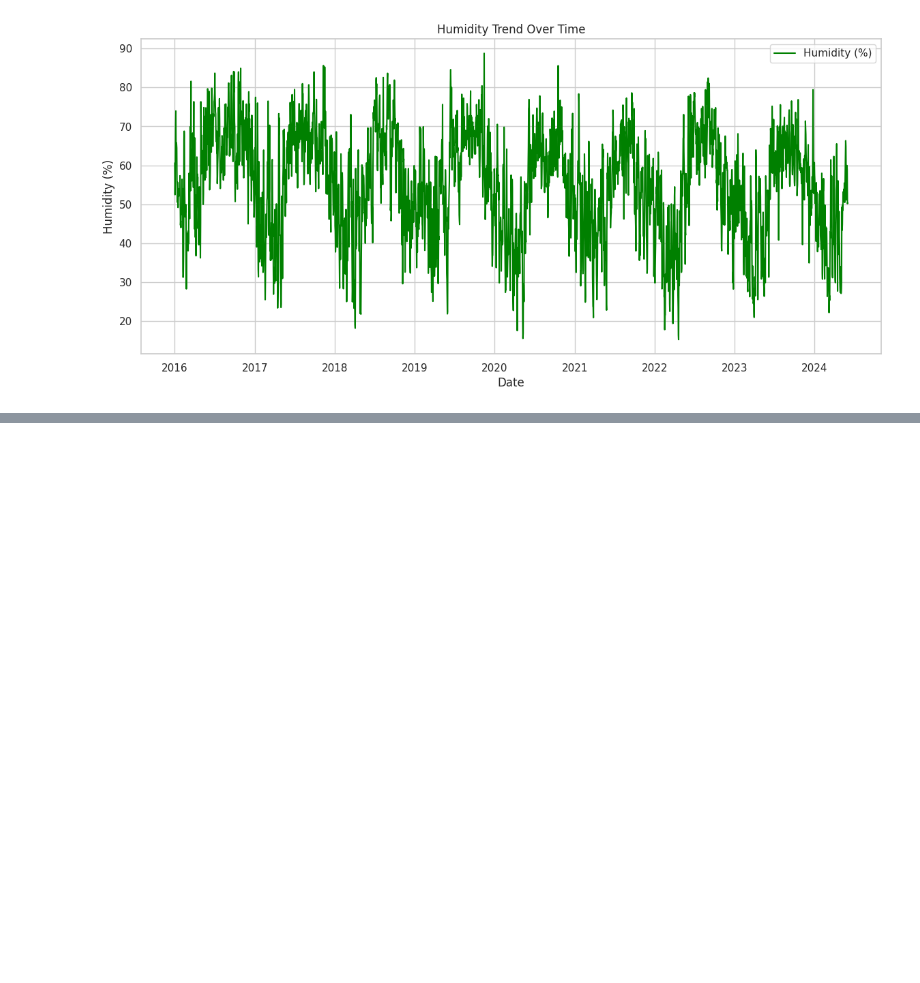
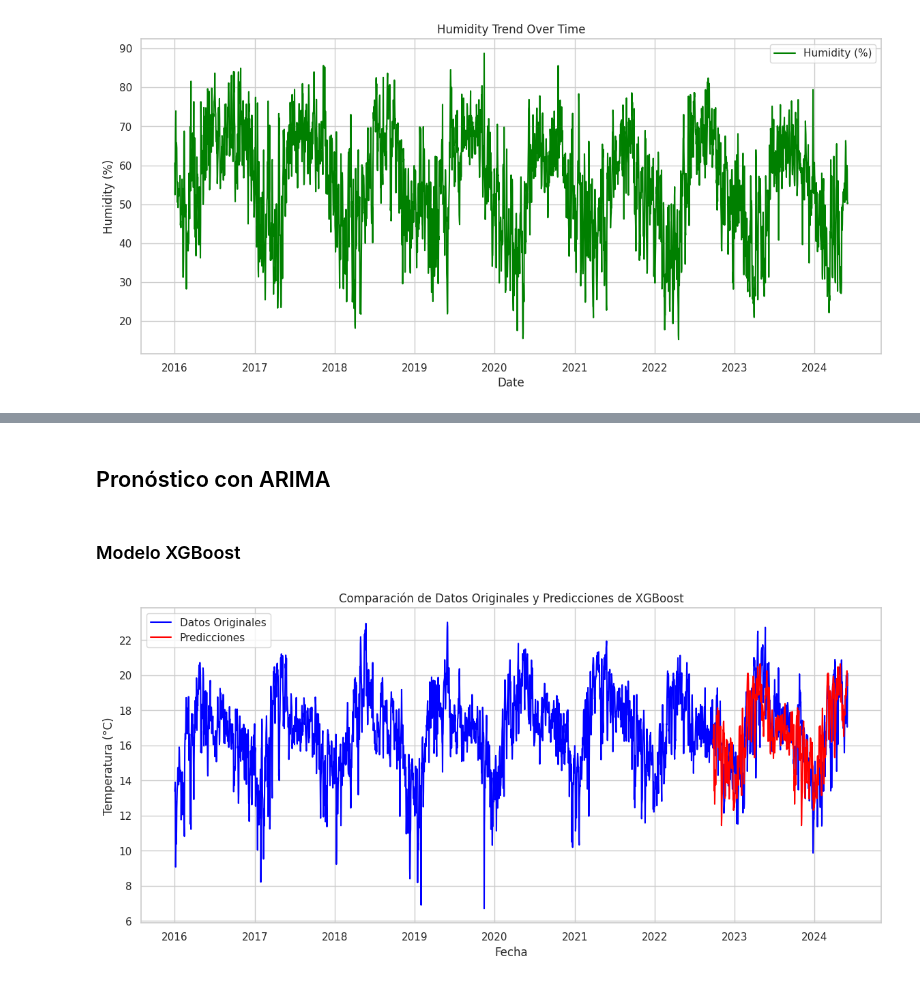
Before and after one commit to stormKx18/TFM_code_repo, a Jupyter notebook: data_analysis/completed_data_analysis_redmet_es.ipynb, the cells around one changed output, grey strips where cells are left out. Saved outputs shown, nothing was run; the diff lists cells and outputs as text; code cells hidden in the pictures; blank space fills up the shorter version.

```diff
--- a/data_analysis/completed_data_analysis_redmet_es.ipynb
+++ b/data_analysis/completed_data_analysis_redmet_es.ipynb
@@ -250,2 +322,36 @@ plt.show()
+# %% [markdown]
+## Pronóstico con ARIMA
+# %% [markdown]
+### Modelo XGBoost
+# %%
+from xgboost import XGBRegressor
+from sklearn.model_selection import train_test_split
+
+# Crear características basadas en el tiempo
+df['year'] = df.index.year
+df['month'] = df.index.month
+df['day'] = df.index.day
+X = df[['year', 'month', 'day']]
+y = df['temperature']
+
+# Dividir en entrenamiento y prueba
+X_train, X_test, y_train, y_test = train_test_split(X, y, test_size=0.2, shuffle=False)
+
+# Entrenar el modelo
+model = XGBRegressor()
+model.fit(X_train, y_train)
+predictions = model.predict(X_test)
+
+# Graficar todos los datos originales y las predicciones
+plt.figure(figsize=(14, 6))
+plt.plot(df.index, y, label='Datos Originales', color='blue')
+plt.plot(df.index[-len(y_test):], predictions, label='Predicciones', color='red')
+plt.xlabel('Fecha')
+plt.ylabel('Temperatura (°C)')
+plt.title('Comparación de Datos Originales y Predicciones de XGBoost')
+plt.legend()
+plt.show()
+# %% [output]
+[figure, added]
 # %% [markdown]
 
```
Also changed, not shown: parts of 15 cells of this notebook, 2 other files.
